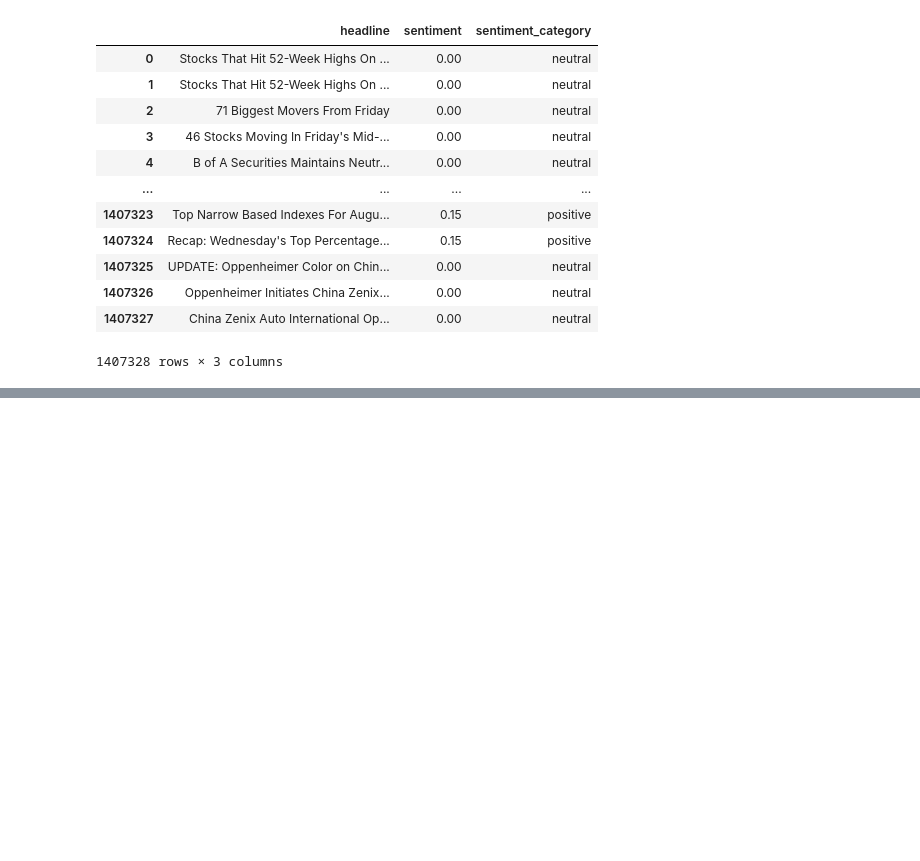
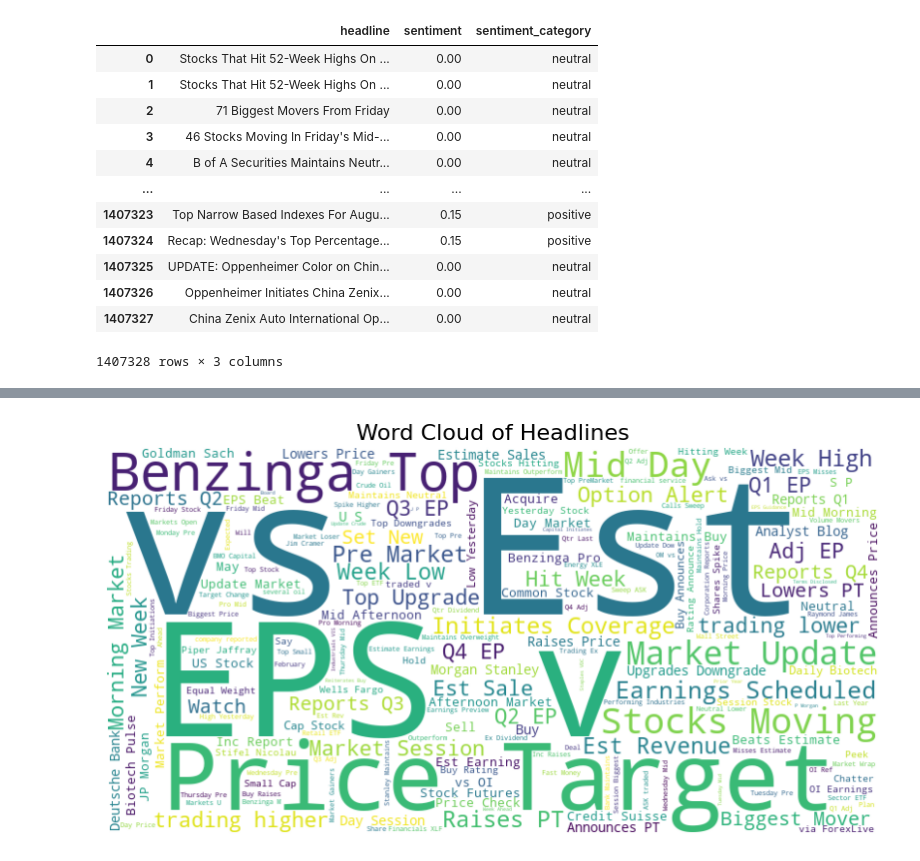
Before and after one commit to eskinder45/stock-analysis, a Jupyter notebook: notebooks/qualtative analysis.ipynb, the cells around one changed output, grey strips where cells are left out. Saved outputs shown, nothing was run; the diff lists cells and outputs as text; code cells hidden in the pictures; blank space fills up the shorter version.

```diff
--- a/notebooks/qualtative analysis.ipynb
+++ b/notebooks/qualtative analysis.ipynb
@@ -88,0 +94,4 @@ sentiment(news_data)
+# %%
+word_cloud(news_data)
+# %% [output]
+[figure, added]
```
Also changed, not shown: parts of 6 cells of this notebook, 1 other file.
